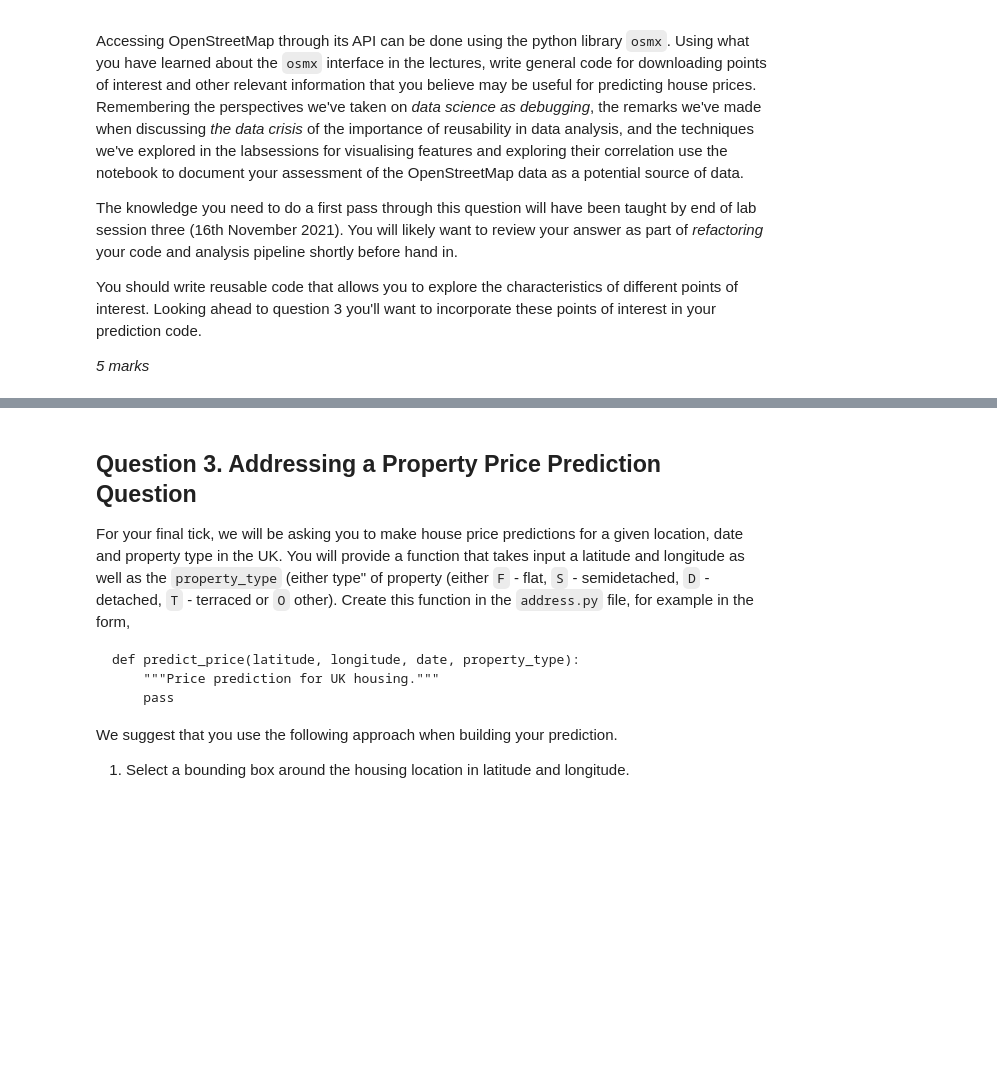
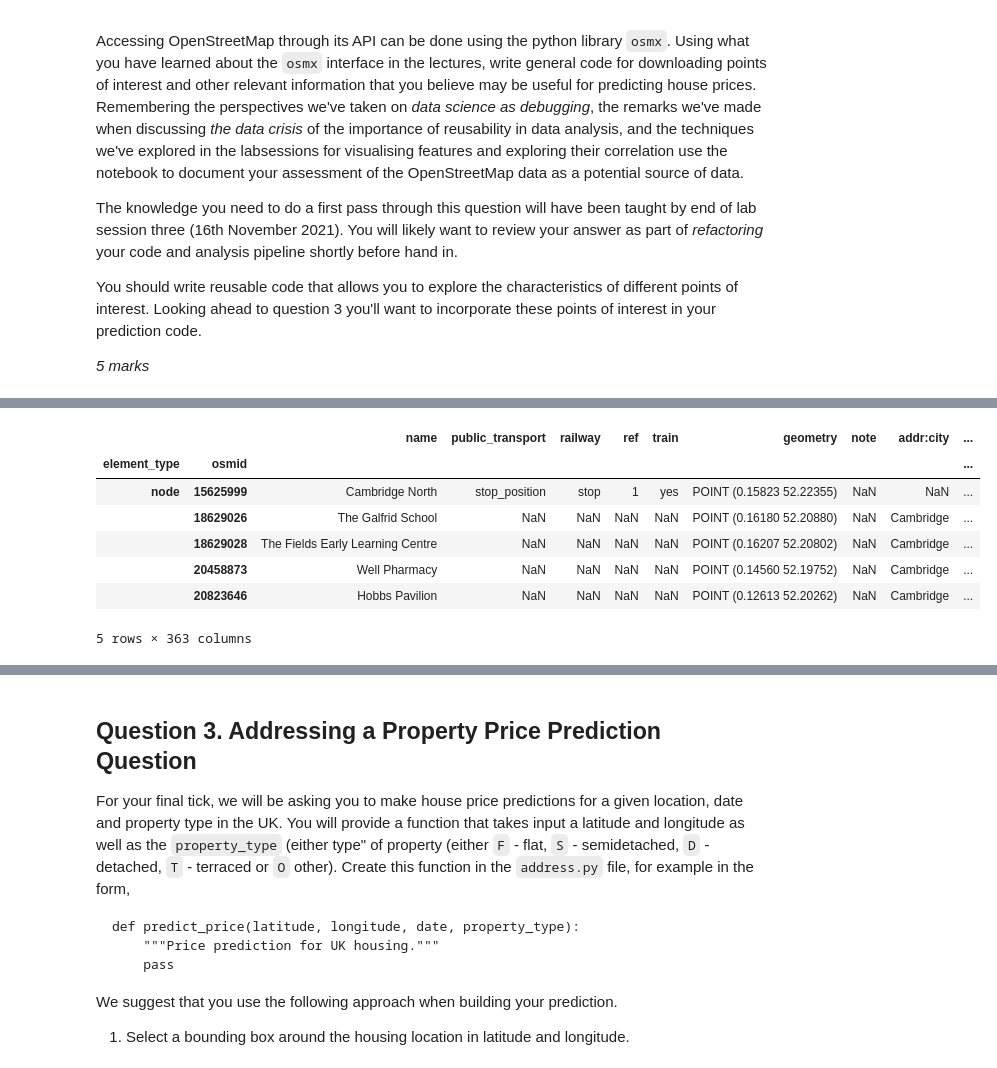
Before and after one commit to StefanPitur/advds, a Jupyter notebook: notebooks/ads_course_assessment.ipynb, the cells around one changed output, grey strips where cells are left out. Drawn from its saved outputs; the diff is of its cells as text; code cells hidden in the pictures; blank space fills up the shorter version.

Commit message:
update notebook as well

```diff
--- a/notebooks/ads_course_assessment.ipynb
+++ b/notebooks/ads_course_assessment.ipynb
@@ -588,2 +730,20 @@ You should write reusable code that allows you to explore the characteristics of
 # %%
 # Use this cell and cells below for summarising your analysis and documenting your decision making.
+cambridge_longitude = 0.121773
+cambridge_latitude = 52.205296
+bounding_box = compute_bounding_box_cardinals(cambridge_latitude, cambridge_longitude)
+
+cambridge_pois = retrieve_pois_from_bbox_given_tags(
+    compute_bounding_box_cardinals(cambridge_latitude, cambridge_longitude)
+)
+
+cambridge_pois.head()
+# %% [output]
+|  |  | name | public_transport | railway | ref | train | geometry | note | addr:city | ... |
+| element_type | osmid |  |  |  |  |  |  |  |  | ... |
+| node | 15625999 | Cambridge North | stop_position | stop | 1 | yes | POINT (0.15823 52.22355) | NaN | NaN | ... |
+|  | 18629026 | The Galfrid School | NaN | NaN | NaN | NaN | POINT (0.16180 52.20880) | NaN | Cambridge | ... |
+|  | 18629028 | The Fields Early Learning Centre | NaN | NaN | NaN | NaN | POINT (0.16207 52.20802) | NaN | Cambridge | ... |
+|  | 20458873 | Well Pharmacy | NaN | NaN | NaN | NaN | POINT (0.14560 52.19752) | NaN | Cambridge | ... |
+|  | 20823646 | Hobbs Pavilion | NaN | NaN | NaN | NaN | POINT (0.12613 52.20262) | NaN | Cambridge | ... |
+5 rows × 363 columns
```
Also changed, not shown: parts of 19 cells of this notebook, 4 other files.
